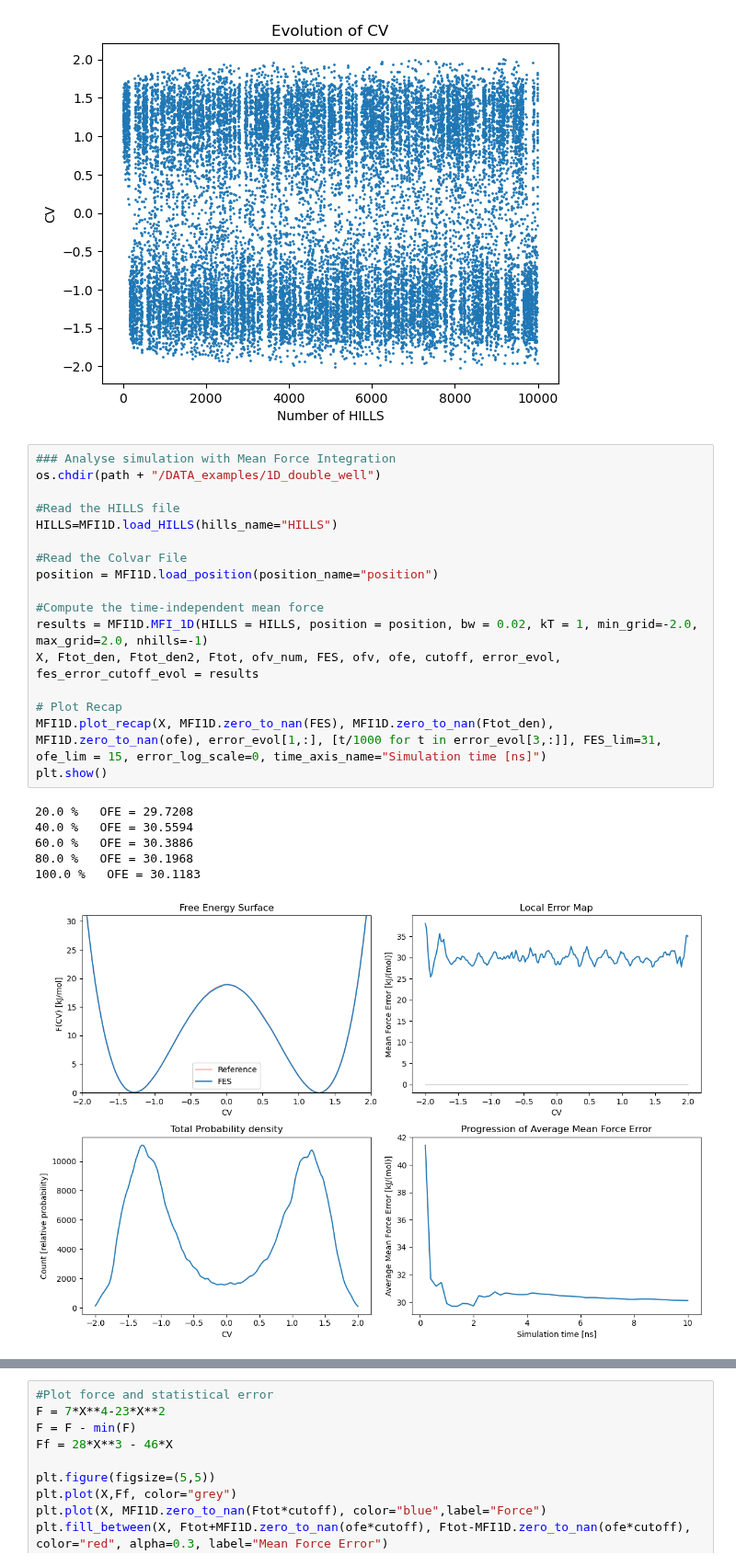
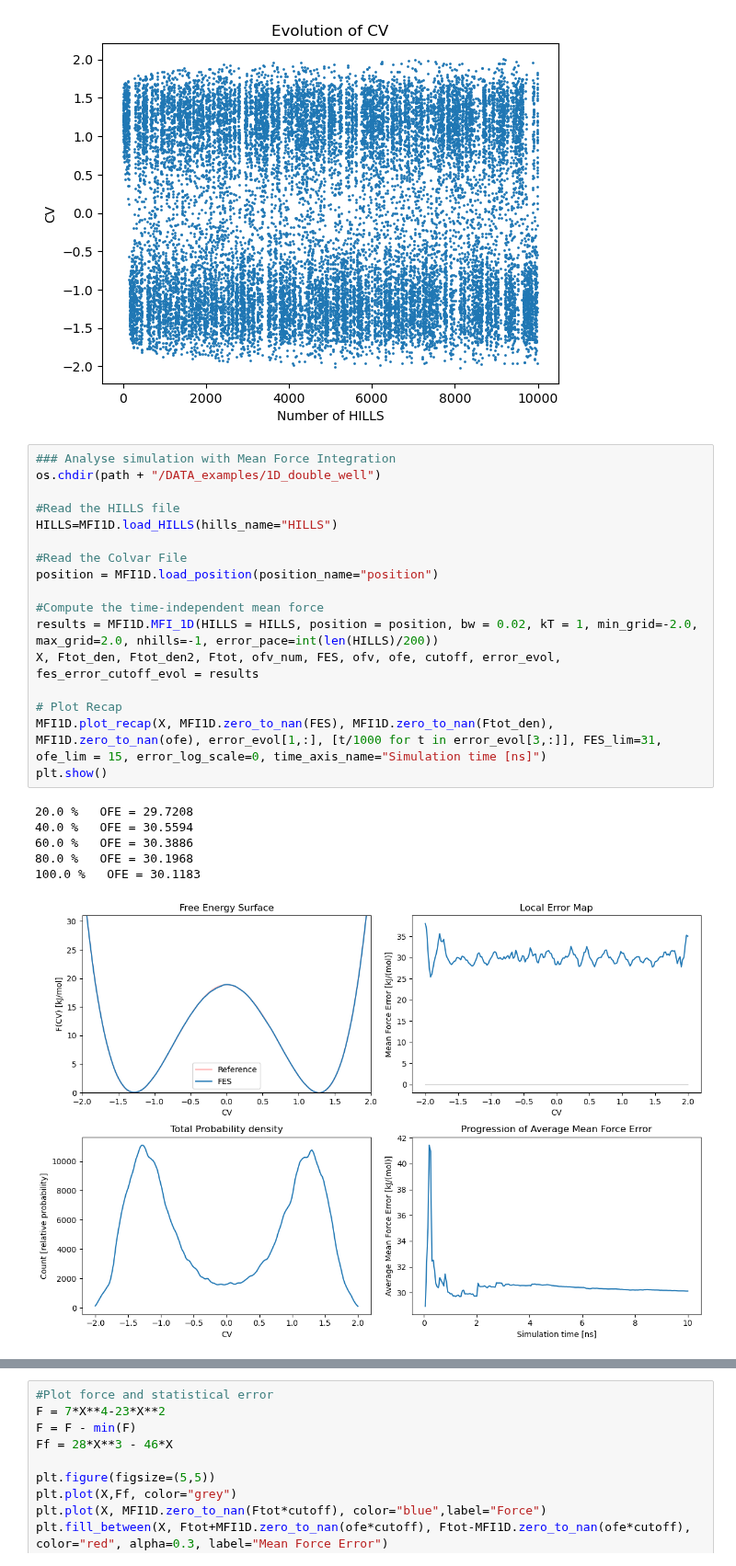
Before and after one commit to mme-ucl/MFI, a Jupyter notebook: Notebooks/MFI_1D_notebook.ipynb, the cells around one changed output, grey strips where cells are left out. Shown at 92% size. Cells and saved outputs as stored; diff of their text form.

```diff
--- a/Notebooks/MFI_1D_notebook.ipynb
+++ b/Notebooks/MFI_1D_notebook.ipynb
@@ -43,24 +38,24 @@ plt.xlabel("Number of HILLS"); plt.ylabel("CV"); plt.title("Evolution of CV"); p
 # %%
 ### Analyse simulation with Mean Force Integration
 os.chdir(path + "/DATA_examples/1D_double_well")
 
 #Read the HILLS file
 HILLS=MFI1D.load_HILLS(hills_name="HILLS")
 
 #Read the Colvar File
 position = MFI1D.load_position(position_name="position")
 
 #Compute the time-independent mean force
-results = MFI1D.MFI_1D(HILLS = HILLS, position = position, bw = 0.02, kT = 1, min_grid=-2.0, max_grid=2.0, nhills=-1)
+results = MFI1D.MFI_1D(HILLS = HILLS, position = position, bw = 0.02, kT = 1, min_grid=-2.0, max_grid=2.0, nhills=-1, error_pace=int(len(HILLS)/200))
 X, Ftot_den, Ftot_den2, Ftot, ofv_num, FES, ofv, ofe, cutoff, error_evol, fes_error_cutoff_evol = results
 
 # Plot Recap
 MFI1D.plot_recap(X, MFI1D.zero_to_nan(FES), MFI1D.zero_to_nan(Ftot_den), MFI1D.zero_to_nan(ofe), error_evol[1,:], [t/1000 for t in error_evol[3,:]], FES_lim=31, ofe_lim = 15, error_log_scale=0, time_axis_name="Simulation time [ns]")
 plt.show()
 # %% [output]
 20.0 %   OFE = 29.7208
 40.0 %   OFE = 30.5594
 60.0 %   OFE = 30.3886
 80.0 %   OFE = 30.1968
 100.0 %   OFE = 30.1183
-[figure, old version]
+[figure, new version]
```
Also changed, not shown: parts of 3 cells of this notebook, 2 other files.
